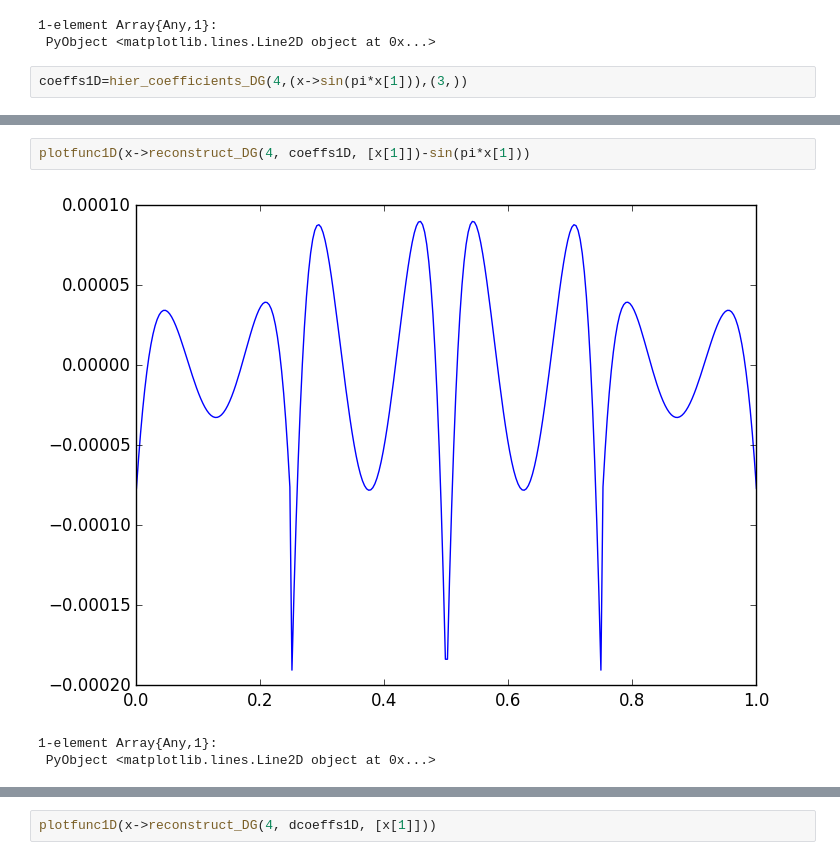
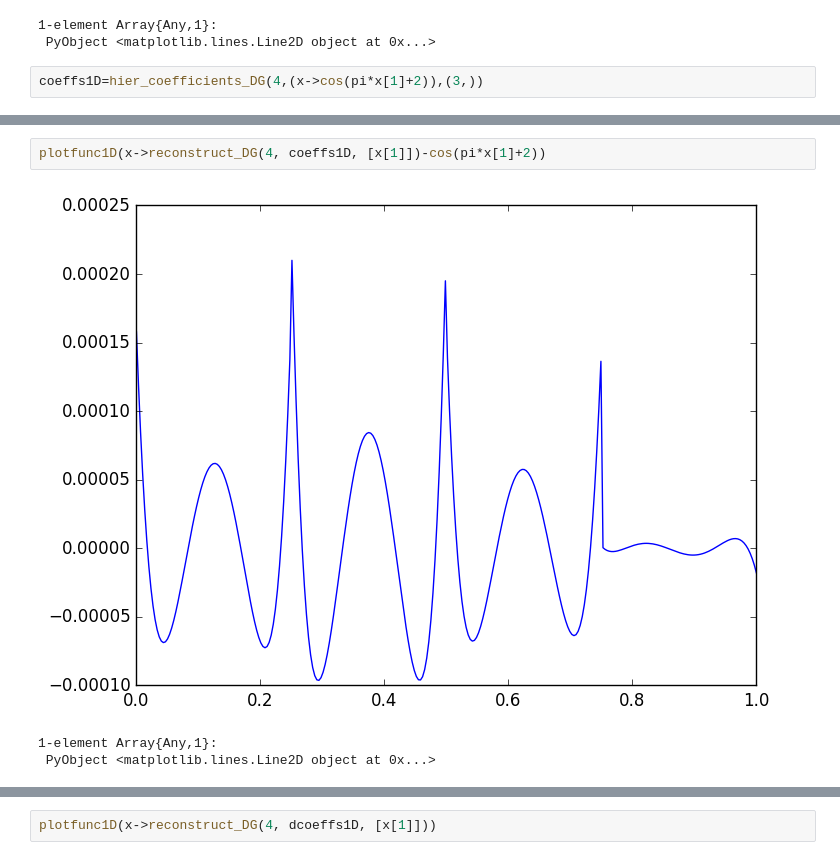
Before and after one commit to ABAtanasov/Sparse-Grids, a Jupyter notebook: Julia Code/Testing Differentiation.ipynb, the cells around one changed output, grey strips where cells are left out. Cells and saved outputs as stored; diff of their text form.

```diff
--- a/Julia Code/Testing Differentiation.ipynb
+++ b/Julia Code/Testing Differentiation.ipynb
@@ -280,6 +269,6 @@ plotfunc1D(x->v(3, 1, 1, 3, x[1]))
 1-element Array{Any,1}:
  PyObject <matplotlib.lines.Line2D object at 0x...>
 # %%
-coeffs1D=hier_coefficients_DG(4,(x->sin(pi*x[1])),(3,))
+coeffs1D=hier_coefficients_DG(4,(x->cos(pi*x[1]+2)),(3,))
 # %% [output]
 Dict{CartesianIndex{1},Array{Array{Float64,N},1}} with 3 entries:
@@ -294,8 +283,8 @@ plotfunc1D(x-> sin(pi*x[1]))
 1-element Array{Any,1}:
  PyObject <matplotlib.lines.Line2D object at 0x...>
 # %%
-plotfunc1D(x->reconstruct_DG(4, coeffs1D, [x[1]])-sin(pi*x[1]))
+plotfunc1D(x->reconstruct_DG(4, coeffs1D, [x[1]])-cos(pi*x[1]+2))
 # %% [output]
-[figure, old version]
+[figure, new version]
 1-element Array{Any,1}:
  PyObject <matplotlib.lines.Line2D object at 0x...>
```
Also changed, not shown: parts of 5 cells of this notebook, 5 other files.
